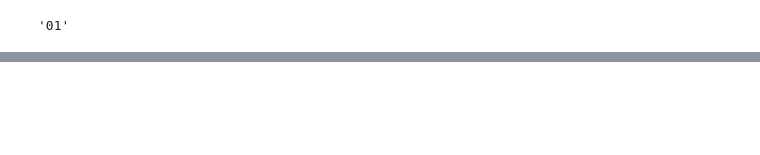
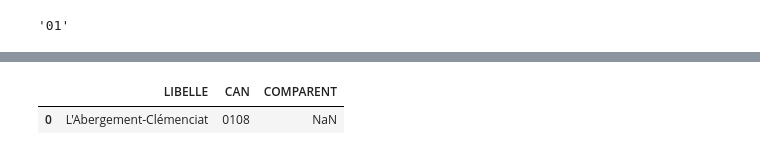
Before and after one commit to alSheiye5h/housing-price-prediction, a Jupyter notebook: jlab/pandas.ipynb, the cells around one changed output, grey strips where cells are left out. Cells and saved outputs as stored; diff of their text form; code cells hidden in the pictures; blank space fills up the shorter version.

```diff
--- a/jlab/pandas.ipynb
+++ b/jlab/pandas.ipynb
@@ -195,0 +199,5 @@ df.loc[0, "NCC"]
+# %%
+df.loc[df.index <= 1000 & df["COMPARENT"].isna() & df["CAN"].notna(), ["LIBELLE", "CAN", "COMPARENT"]]
+# %% [output]
+|  | LIBELLE | CAN | COMPARENT |
+| 0 | L'Abergement-Clémenciat | 0108 | NaN |
```
Also changed, not shown: parts of 1 cell of this notebook.
